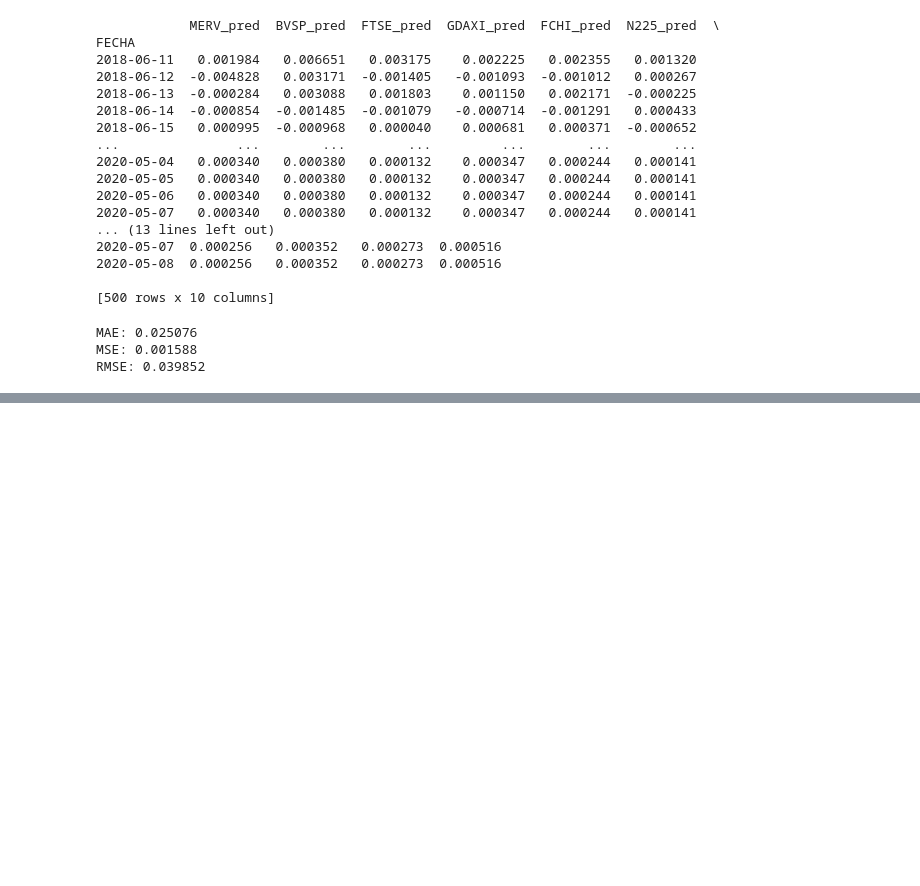
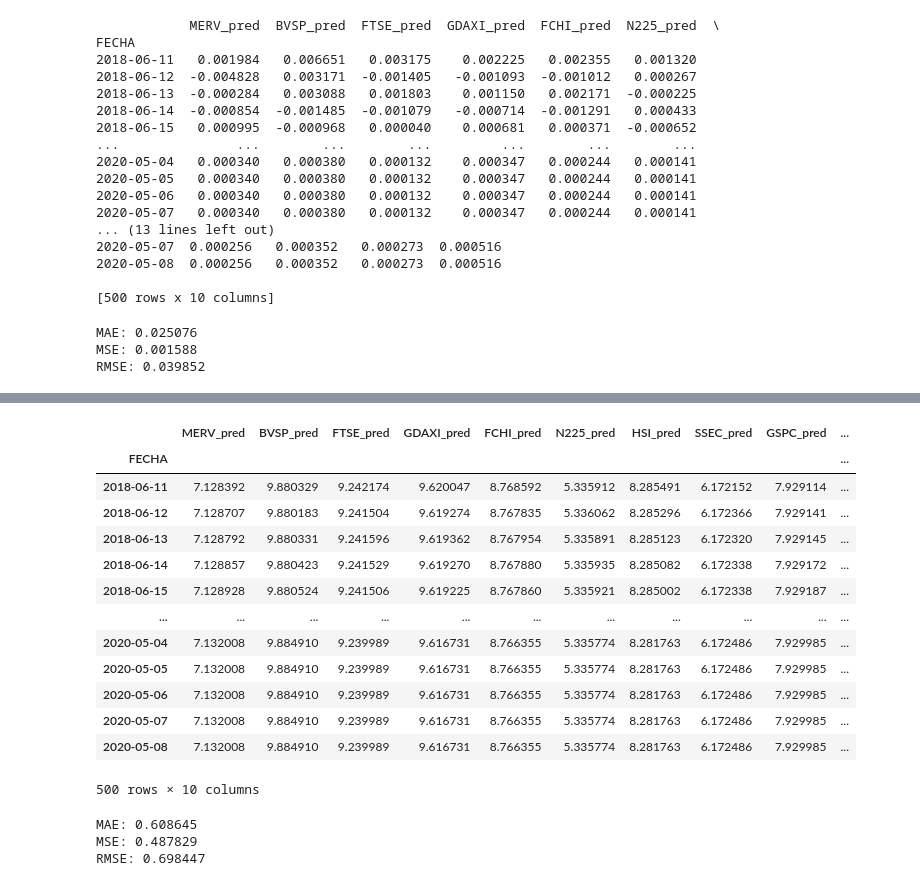
Before and after one commit to Martin317/mentoria-prediccion-indices-financieros, a Jupyter notebook: TP4AprendizajeSupervisado/EnunciadoTP4AprendizajeSupervisado.ipynb, the cells around one changed output, grey strips where cells are left out. Cells and saved outputs as stored; diff of their text form; code cells hidden in the pictures; blank space fills up the shorter version.

```diff
--- a/TP4AprendizajeSupervisado/EnunciadoTP4AprendizajeSupervisado.ipynb
+++ b/TP4AprendizajeSupervisado/EnunciadoTP4AprendizajeSupervisado.ipynb
@@ -264,0 +394,33 @@ RMSE: 0.039852
+# %%
+model_pred
+# %% [output]
+|  | MERV_pred | BVSP_pred | FTSE_pred | GDAXI_pred | FCHI_pred | N225_pred | HSI_pred | SSEC_pred | GSPC_pred | ... |
+| FECHA |  |  |  |  |  |  |  |  |  | ... |
+| 2018-06-11 | 7.128392 | 9.880329 | 9.242174 | 9.620047 | 8.768592 | 5.335912 | 8.285491 | 6.172152 | 7.929114 | ... |
+| 2018-06-12 | 7.128707 | 9.880183 | 9.241504 | 9.619274 | 8.767835 | 5.336062 | 8.285296 | 6.172366 | 7.929141 | ... |
+| 2018-06-13 | 7.128792 | 9.880331 | 9.241596 | 9.619362 | 8.767954 | 5.335891 | 8.285123 | 6.172320 | 7.929145 | ... |
+| 2018-06-14 | 7.128857 | 9.880423 | 9.241529 | 9.619270 | 8.767880 | 5.335935 | 8.285082 | 6.172338 | 7.929172 | ... |
+| 2018-06-15 | 7.128928 | 9.880524 | 9.241506 | 9.619225 | 8.767860 | 5.335921 | 8.285002 | 6.172338 | 7.929187 | ... |
+| ... | ... | ... | ... | ... | ... | ... | ... | ... | ... | ... |
+| 2020-05-04 | 7.132008 | 9.884910 | 9.239989 | 9.616731 | 8.766355 | 5.335774 | 8.281763 | 6.172486 | 7.929985 | ... |
+| 2020-05-05 | 7.132008 | 9.884910 | 9.239989 | 9.616731 | 8.766355 | 5.335774 | 8.281763 | 6.172486 | 7.929985 | ... |
+| 2020-05-06 | 7.132008 | 9.884910 | 9.239989 | 9.616731 | 8.766355 | 5.335774 | 8.281763 | 6.172486 | 7.929985 | ... |
+| 2020-05-07 | 7.132008 | 9.884910 | 9.239989 | 9.616731 | 8.766355 | 5.335774 | 8.281763 | 6.172486 | 7.929985 | ... |
+| 2020-05-08 | 7.132008 | 9.884910 | 9.239989 | 9.616731 | 8.766355 | 5.335774 | 8.281763 | 6.172486 | 7.929985 | ... |
+500 rows × 10 columns
+# %%
+# Mean absolute error
+mae = mean_absolute_error(log_test_data['MERV'], model_pred['MERV_pred'])
+print('MAE: %f' % mae)
+
+# Mean squared error
+mse = mean_squared_error(log_test_data['MERV'], model_pred['MERV_pred'])
+print('MSE: %f' % mse)
+
+# Root mean squared error
+rmse = math.sqrt(mse)
+print('RMSE: %f' % rmse)
+# %% [output]
+MAE: 0.608645
+MSE: 0.487829
+RMSE: 0.698447
```
Also changed, not shown: parts of 14 cells of this notebook.
